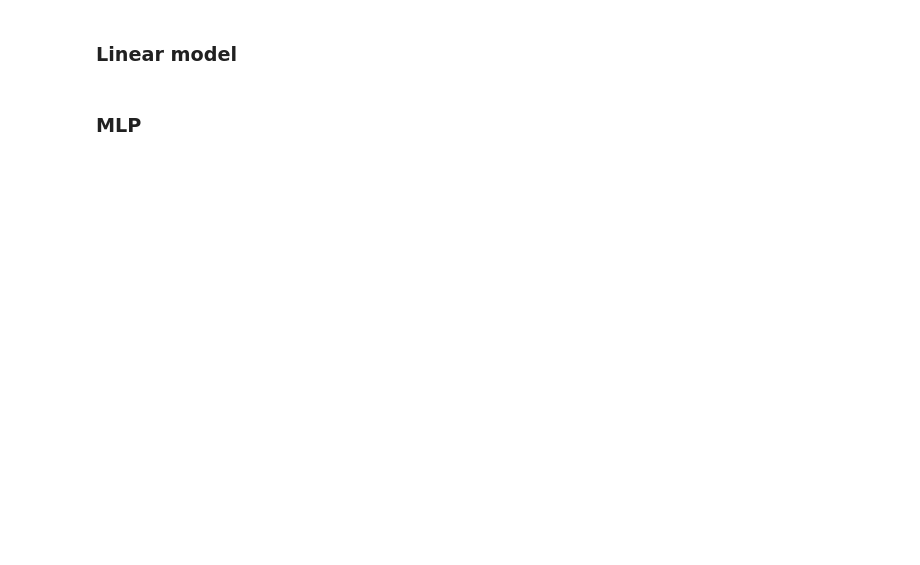
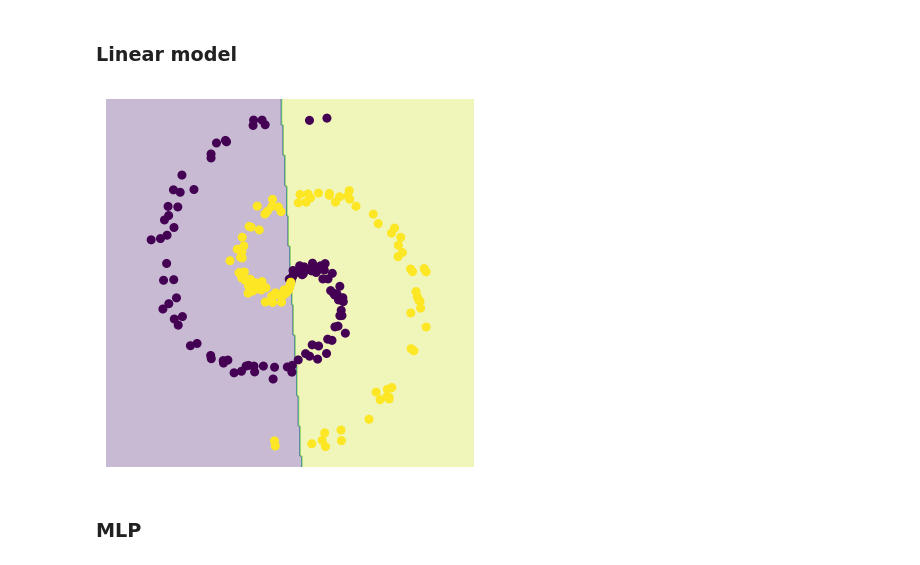
Before and after one commit to glouppe/info8010-deep-learning, a Jupyter notebook: code/lec2-spiral-classification.ipynb, the cells around one changed output. Drawn from its saved outputs; the diff is of its cells as text; code cells hidden in the pictures; blank space fills up the shorter version.

```diff
--- a/code/lec2-spiral-classification.ipynb
+++ b/code/lec2-spiral-classification.ipynb
@@ -47,25 +51,13 @@ H = 10   # num_hidden_units
 # %%
-# Generate spiral data
 X = torch.zeros(N * C, D).to(device)
 y = torch.zeros(N * C, dtype=torch.long).to(device)
 
 for c in range(C):
-    index = 0
     t = torch.linspace(0, 1, N)
-    # When c = 0 and t = 0: start of linspace
-    # When c = 0 and t = 1: end of linpace
-    # This inner_var is for the formula inside sin() and cos() like sin(inner_var) and cos(inner_Var)
-    inner_var = torch.linspace(
-        # When t = 0
-        (2 * np.pi / C) * (c),
-        # When t = 1
+    inner = torch.linspace(
+        (2 * np.pi / C) * c,
         (2 * np.pi / C) * (2 + c),
         N
     ) + torch.randn(N) * 0.2
-
-    for ix in range(N * c, N * (c + 1)):
-        X[ix] = t[index] * torch.FloatTensor((
-            np.sin(inner_var[index]), np.cos(inner_var[index])
-        ))
-        y[ix] = c
-        index += 1
+    X[N*c:N*(c+1)] = torch.stack([t * torch.sin(inner), t * torch.cos(inner)], dim=1)
+    y[N*c:N*(c+1)] = c
@@ -129,2 +70,25 @@ for t in range(1000):
+# %%
+model = nn.Sequential(nn.Linear(D, C)).to(device)
+criterion = nn.CrossEntropyLoss()
+optimizer = torch.optim.Adam(model.parameters(), lr=1e-3)
+
+for t in range(1000):
+    y_pred = model(X)
+    loss = criterion(y_pred, y)
+    acc = (y == y_pred.argmax(1)).float().mean()
+
+    optimizer.zero_grad()
+    loss.backward()
+    optimizer.step()
+
+    if t % 100 == 0:
+        plt.clf()
+        plot_model(X, y, model)
+        model.to(device)
+        display.display(plt.gcf())
+        print(f"step {t:4d}  loss {loss.item():.4f}  acc {acc:.3f}")
+        display.clear_output(wait=True)
+# %% [output]
+[figure, added]
 # %% [markdown]
 ### MLP
```
Also changed, not shown: parts of 10 cells of this notebook, 4 other files.
